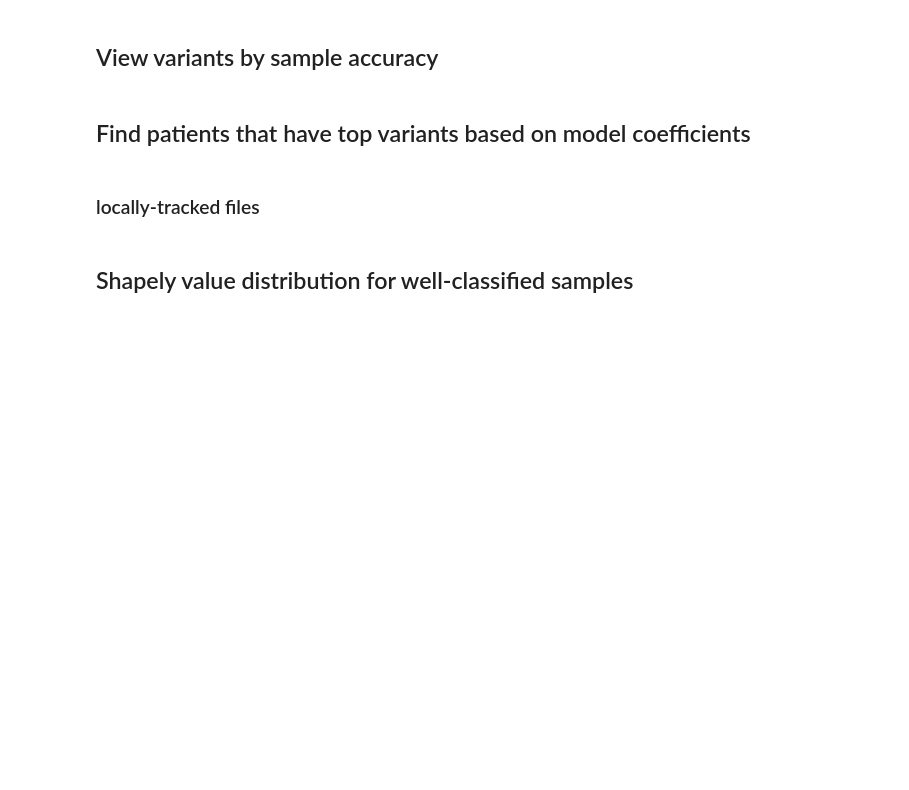
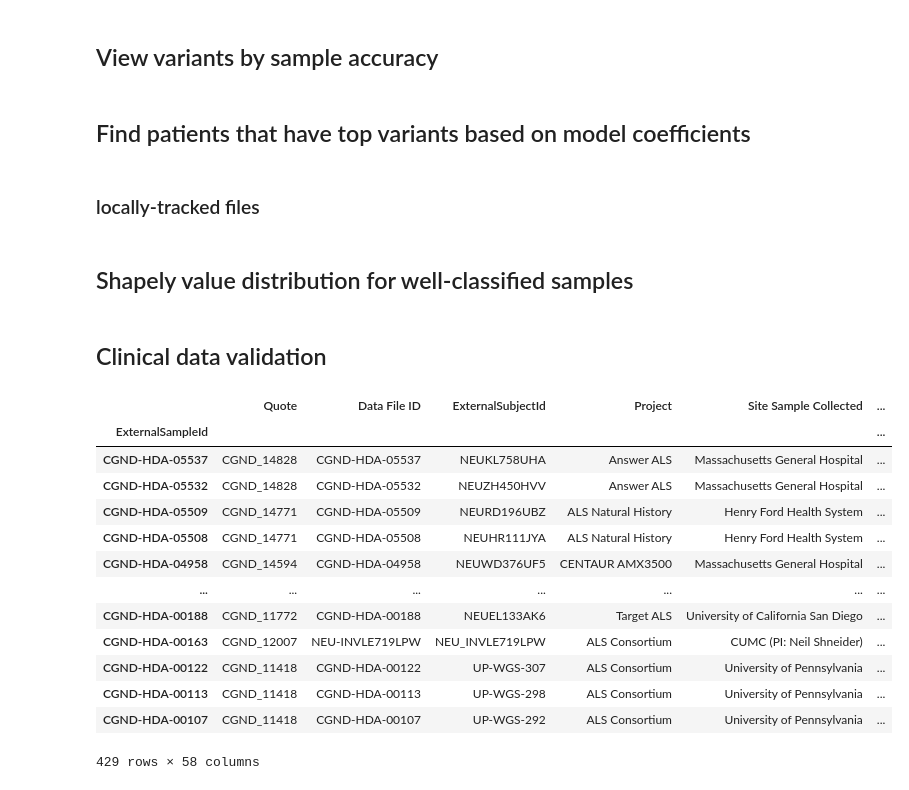
Before and after one commit to ejmockler/case-control-genomics-evaluation, a Jupyter notebook: notebook/local_ALS_genomics_sample_analysis.ipynb, the cells around one changed output. Drawn from its saved outputs; the diff is of its cells as text; code cells hidden in the pictures; blank space fills up the shorter version.

```diff
--- a/notebook/local_ALS_genomics_sample_analysis.ipynb
+++ b/notebook/local_ALS_genomics_sample_analysis.ipynb
@@ -690,3 +690,9 @@ discordantCases = [id for id in discordantSampleIDs if "CTR" not in id]
 pd.Series(discordantCases, name='id').to_csv('discordantCases.csv', index=False)
 # %%
 discordantSampleIDs
+# %% [markdown]
+## Clinical data validation
+# %%
+clinicalData = pd.read_excel(
+        "ACWM.xlsx", index_col="ExternalSampleId"
+    ).drop_duplicates(subset="ExternalSubjectId")
@@ -692,0 +701,18 @@ discordantSampleIDs
+# %%
+variableSamples = clinicalData.query("pct_european<0.85")
+variableSamples
+# %% [output]
+|  | Quote | Data File ID | ExternalSubjectId | Project | Site Sample Collected | ... |
+| ExternalSampleId |  |  |  |  |  | ... |
+| CGND-HDA-05537 | CGND_14828 | CGND-HDA-05537 | NEUKL758UHA | Answer ALS | Massachusetts General Hospital | ... |
+| CGND-HDA-05532 | CGND_14828 | CGND-HDA-05532 | NEUZH450HVV | Answer ALS | Massachusetts General Hospital | ... |
+| CGND-HDA-05509 | CGND_14771 | CGND-HDA-05509 | NEURD196UBZ | ALS Natural History | Henry Ford Health System | ... |
+| CGND-HDA-05508 | CGND_14771 | CGND-HDA-05508 | NEUHR111JYA | ALS Natural History | Henry Ford Health System | ... |
+| CGND-HDA-04958 | CGND_14594 | CGND-HDA-04958 | NEUWD376UF5 | CENTAUR AMX3500 | Massachusetts General Hospital | ... |
+| ... | ... | ... | ... | ... | ... | ... |
+| CGND-HDA-00188 | CGND_11772 | CGND-HDA-00188 | NEUEL133AK6 | Target ALS | University of California San Diego | ... |
+| CGND-HDA-00163 | CGND_12007 | NEU-INVLE719LPW | NEU_INVLE719LPW | ALS Consortium | CUMC (PI: Neil Shneider) | ... |
+| CGND-HDA-00122 | CGND_11418 | CGND-HDA-00122 | UP-WGS-307 | ALS Consortium | University of Pennsylvania | ... |
+| CGND-HDA-00113 | CGND_11418 | CGND-HDA-00113 | UP-WGS-298 | ALS Consortium | University of Pennsylvania | ... |
+| CGND-HDA-00107 | CGND_11418 | CGND-HDA-00107 | UP-WGS-292 | ALS Consortium | University of Pennsylvania | ... |
+429 rows × 58 columns
```
Also changed, not shown: parts of 4 cells of this notebook, 7 other files.
